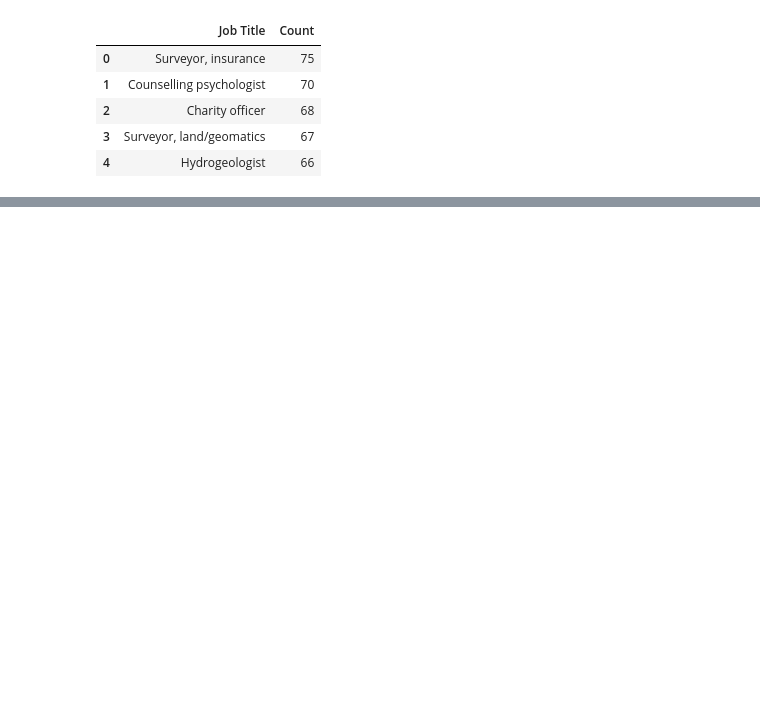
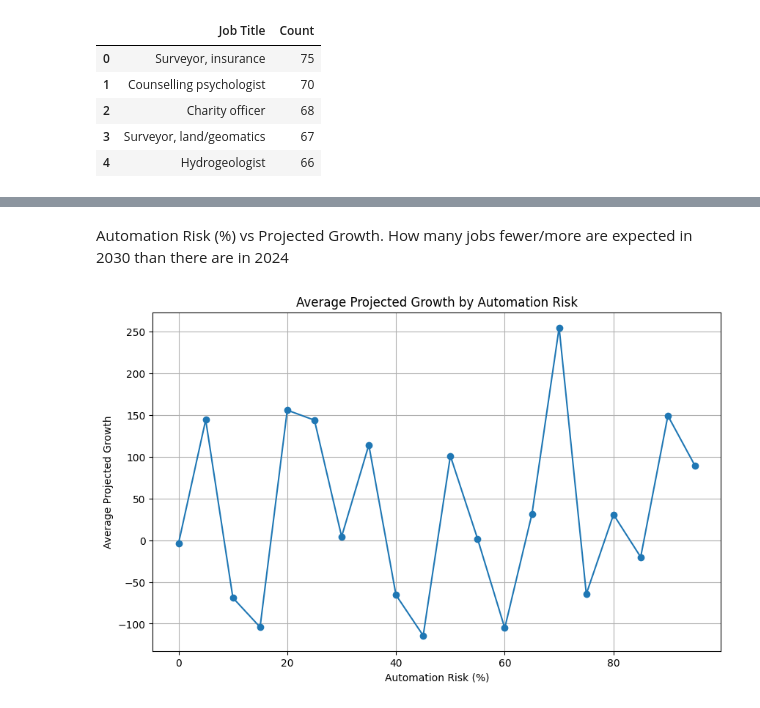
Before and after one commit to RaccoonWithAPeanutButterJar/ItDS2025-Project, a Jupyter notebook: Exploratory_analysis.ipynb, the cells around one changed output, grey strips where cells are left out. Drawn from its saved outputs; the diff is of its cells as text; code cells hidden in the pictures; blank space fills up the shorter version.

```diff
--- a/Exploratory_analysis.ipynb
+++ b/Exploratory_analysis.ipynb
@@ -62,0 +115,19 @@ dentist_table
+# %% [markdown]
+Automation Risk (%) vs Projected Growth. How many jobs fewer/more are expected in 2030 than there are in 2024
+# %%
+data["Projected Growth"] = data["Projected Openings (2030)"] - data["Job Openings (2024)"]
+
+# Round Automation Risk to nearest 5% (0-4, 5-9 ...)
+data["Risk Bin"] = (data["Automation Risk (%)"] // 5) * 5
+
+summary = data.groupby("Risk Bin")["Projected Growth"].mean().reset_index()
+
+plt.figure(figsize=(10,6))
+plt.plot(summary["Risk Bin"], summary["Projected Growth"], marker="o")
+plt.xlabel("Automation Risk (%)")
+plt.ylabel("Average Projected Growth")
+plt.title("Average Projected Growth by Automation Risk")
+plt.grid(True)
+plt.show()
+# %% [output]
+[figure, added]
```
Also changed, not shown: parts of 15 cells of this notebook.
